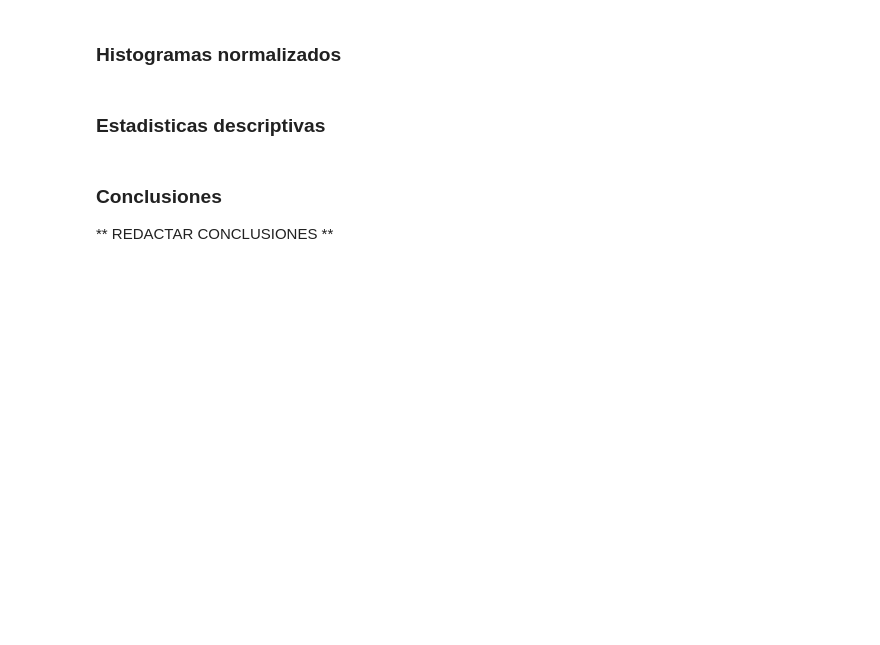
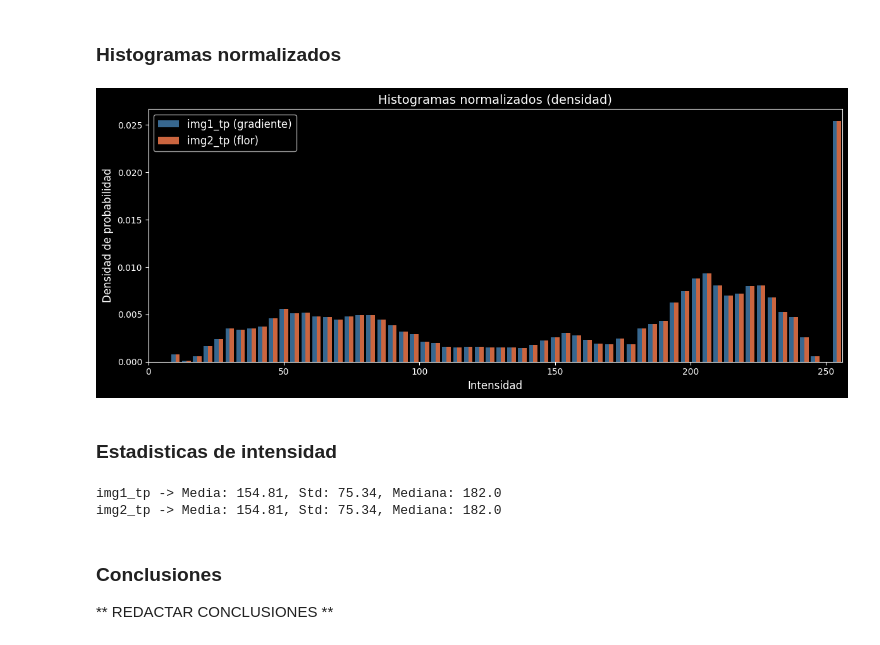
Before and after one commit to ronald-uba/tp_vision_computadora, a Jupyter notebook: tp_1/TP_1.ipynb, the cells around one changed output. Drawn from its saved outputs; the diff is of its cells as text; code cells hidden in the pictures; blank space fills up the shorter version.

```diff
--- a/tp_1/TP_1.ipynb
+++ b/tp_1/TP_1.ipynb
@@ -250,25 +248,33 @@ plt.show()
 # %%
 fig, ax = plt.subplots(figsize=(12, 5))
 
-ax.hist(img1.ravel(), bins=n_bins, range=(0, 256), density=True, color='steelblue', alpha=0.6,
-        label='img1_tp (gradiente)', edgecolor='black', linewidth=0.3)
-ax.hist(img2.ravel(), bins=n_bins, range=(0, 256), density=True, color='coral', alpha=0.6,
-        label='img2_tp (flor)', edgecolor='black', linewidth=0.3)
+hist1, bins = np.histogram(img1.ravel(), bins=n_bins, range=(0, 256), density=True)
+hist2, _    = np.histogram(img2.ravel(), bins=n_bins, range=(0, 256), density=True)
+
+bin_centers = (bins[:-1] + bins[1:]) / 2
+width = (bins[1] - bins[0]) * 0.4
+
+ax.bar(bin_centers - width/2, hist1, width=width, color='steelblue', alpha=0.8, label='img1_tp (gradiente)')
+ax.bar(bin_centers + width/2, hist2, width=width, color='coral', alpha=0.8, label='img2_tp (flor)')
 
 ax.set_title('Histogramas normalizados (densidad)', fontsize=14)
 ax.set_xlabel('Intensidad', fontsize=12)
 ax.set_ylabel('Densidad de probabilidad', fontsize=12)
 ax.legend(fontsize=12)
 ax.set_xlim([0, 256])
 
 plt.tight_layout()
 plt.show()
+# %% [output]
+[figure, added]
 # %% [markdown]
-### Estadisticas descriptivas
+### Estadisticas de intensidad
 # %%
-print('Estadísticas de intensidad:')
-print(f'  img1_tp -> Media: {img1.mean():.2f}, Std: {img1.std():.2f}, Mediana: {np.median(img1):.1f}')
-print(f'  img2_tp -> Media: {img2.mean():.2f}, Std: {img2.std():.2f}, Mediana: {np.median(img2):.1f}')
+print(f'img1_tp -> Media: {img1.mean():.2f}, Std: {img1.std():.2f}, Mediana: {np.median(img1):.1f}')
+print(f'img2_tp -> Media: {img2.mean():.2f}, Std: {img2.std():.2f}, Mediana: {np.median(img2):.1f}')
+# %% [output]
+img1_tp -> Media: 154.81, Std: 75.34, Mediana: 182.0
+img2_tp -> Media: 154.81, Std: 75.34, Mediana: 182.0
 # %% [markdown]
 ### Conclusiones
 
```
Also changed, not shown: parts of 8 cells of this notebook.
